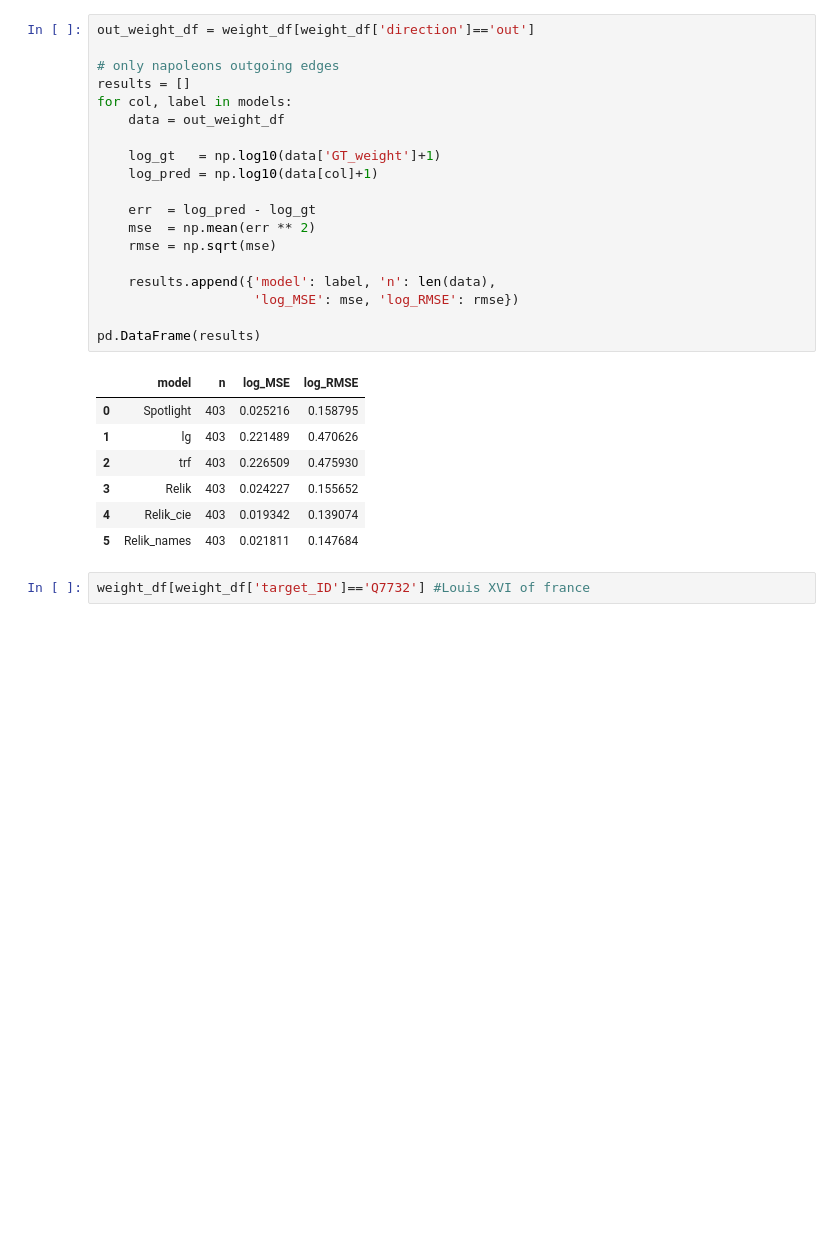
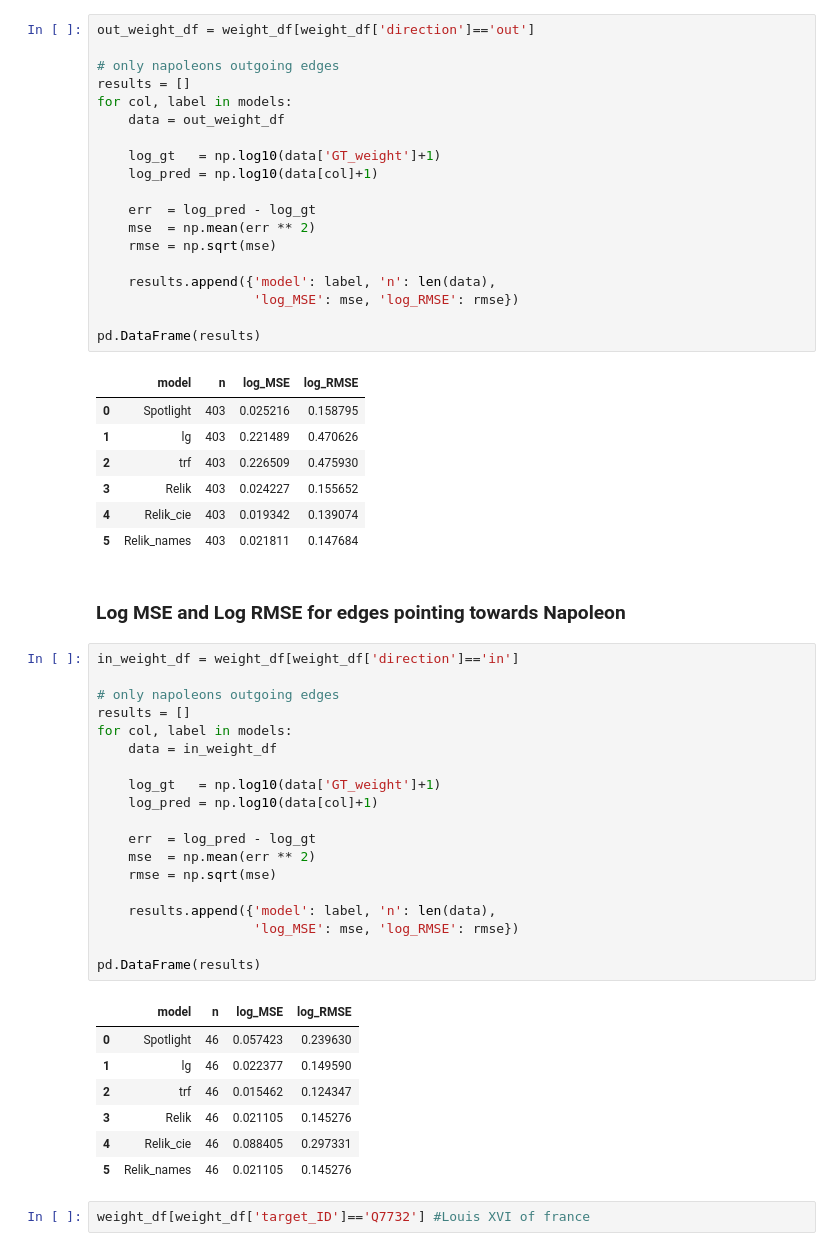
Before and after one commit to Karima-m/BSc_Project_Fall2026, a Jupyter notebook: notebooks/06_analysis.ipynb, the cells around one changed output. Drawn from its saved outputs; the diff is of its cells as text; blank space fills up the shorter version.

```diff
--- a/notebooks/06_analysis.ipynb
+++ b/notebooks/06_analysis.ipynb
@@ -189,6 +193,35 @@ pd.DataFrame(results)
 | 3 | Relik | 403 | 0.024227 | 0.155652 |
 | 4 | Relik_cie | 403 | 0.019342 | 0.139074 |
 | 5 | Relik_names | 403 | 0.021811 | 0.147684 |
+# %% [markdown]
+### Log MSE and Log RMSE for edges pointing towards Napoleon
+# %%
+in_weight_df = weight_df[weight_df['direction']=='in']
+
+# only napoleons outgoing edges
+results = []
+for col, label in models:
+    data = in_weight_df
+
+    log_gt   = np.log10(data['GT_weight']+1)
+    log_pred = np.log10(data[col]+1)
+
+    err  = log_pred - log_gt
+    mse  = np.mean(err ** 2)
+    rmse = np.sqrt(mse)
+
+    results.append({'model': label, 'n': len(data),
+                    'log_MSE': mse, 'log_RMSE': rmse})
+
+pd.DataFrame(results)
+# %% [output]
+|  | model | n | log_MSE | log_RMSE |
+| 0 | Spotlight | 46 | 0.057423 | 0.239630 |
+| 1 | lg | 46 | 0.022377 | 0.149590 |
+| 2 | trf | 46 | 0.015462 | 0.124347 |
+| 3 | Relik | 46 | 0.021105 | 0.145276 |
+| 4 | Relik_cie | 46 | 0.088405 | 0.297331 |
+| 5 | Relik_names | 46 | 0.021105 | 0.145276 |
 # %%
 weight_df[weight_df['target_ID']=='Q7732'] #Louis XVI of france
 # %% [output]
```
Also changed, not shown: parts of 2 cells of this notebook.
